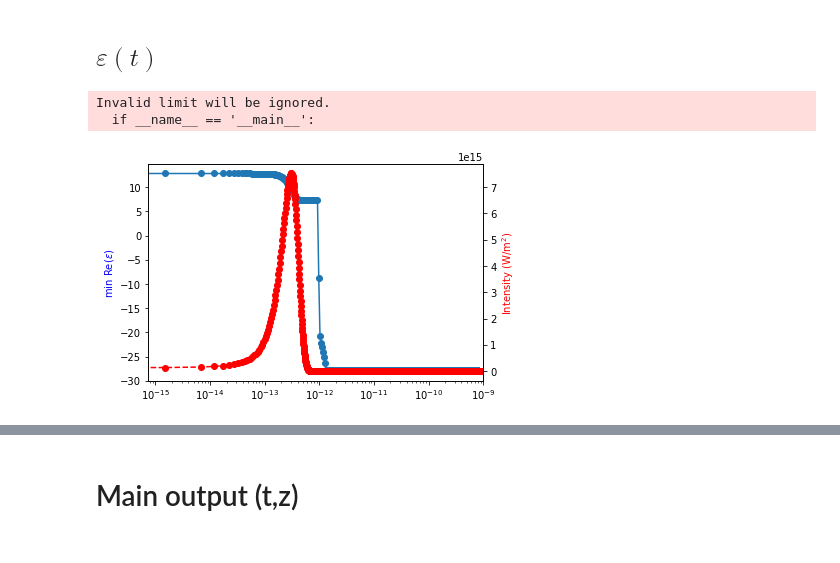
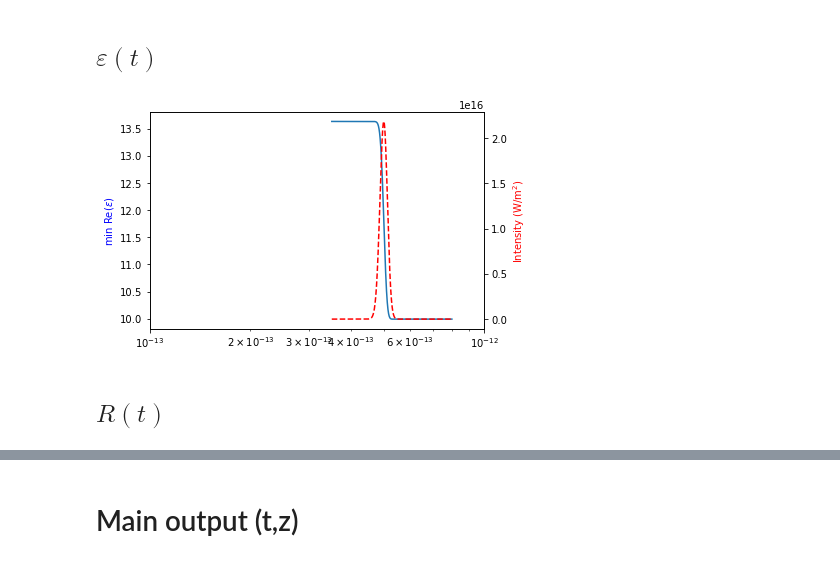
Before and after one commit to tjyderrien/octopus-quantumlap, a Jupyter notebook: Maths/Tibo-biatrisrv/Flirt/Flirt-ResultAnalysis.ipynb, the cells around one changed output, grey strips where cells are left out. Drawn from its saved outputs; the diff is of its cells as text; code cells hidden in the pictures.

```diff
--- a/Maths/Tibo-biatrisrv/Flirt/Flirt-ResultAnalysis.ipynb
+++ b/Maths/Tibo-biatrisrv/Flirt/Flirt-ResultAnalysis.ipynb
@@ -8,7 +8,7 @@ import numpy as np
 FlirtSources=os.environ["FlirtHome"]
 FlirtData=os.environ["FlirtHome"]
 
-delay=300e-15
+delay=5E-13
 # %%
 print(FlirtSources, FlirtData)
 # %% [output]
@@ -64,7 +68,7 @@ Main0-12.vtk    Plasmon0.dat
 # %% [markdown]
 # Loading data
 # %%
-data=pd.read_csv("Time35.dat", sep="\t", header=0, skip_blank_lines=True)
+data=pd.read_csv("Time0.dat", sep="\t", header=0, skip_blank_lines=True)
 datafull=data
 data.describe(include="all")
 data=data.rename(columns={"#Wavelength_m": "Wavelength_m"})
@@ -92,7 +96,7 @@ dtype: object
 # Plotting
 ## Ne(t)
 # %%
-tlimmin=-0.25e-12; tlimmax=100E-11
+tlimmin=1E-13; tlimmax=1E-12
 # %%
 plt.figure()
 ax1=plt.subplot(111)
@@ -184,16 +178,16 @@ Invalid limit will be ignored.
 # %%
 plt.figure()
 ax1=plt.subplot(111)
-ax1.semilogx(data.Time_s+delay, data.minReEps, '-o')
+ax1.semilogx(data.Time_s+delay, data.minReEps, '-')
 plt.ylabel(r"min Re$(\varepsilon)$", color="blue")
 ax12 = ax1.twinx()
-ax12.semilogx(data.Time_s+delay, data.Intensity_Wm2, 'r--o')
+ax12.semilogx(data.Time_s+delay, data.Intensity_Wm2, 'r--')
 plt.xlabel(r"Time $t$ (s)")
 plt.ylabel(r"Intensity (W/m$^{2}$)", color="red")
 plt.xlim([tlimmin,tlimmax])
 plt.savefig("Time-MinReEps.eps")
 plt.show()
 # %% [output]
-Invalid limit will be ignored.
-  if __name__ == '__main__':
-[figure, old version]
+[figure, new version]
+# %% [markdown]
+## $R(t)$
```
Also changed, not shown: parts of 43 cells of this notebook, 9 other files.
